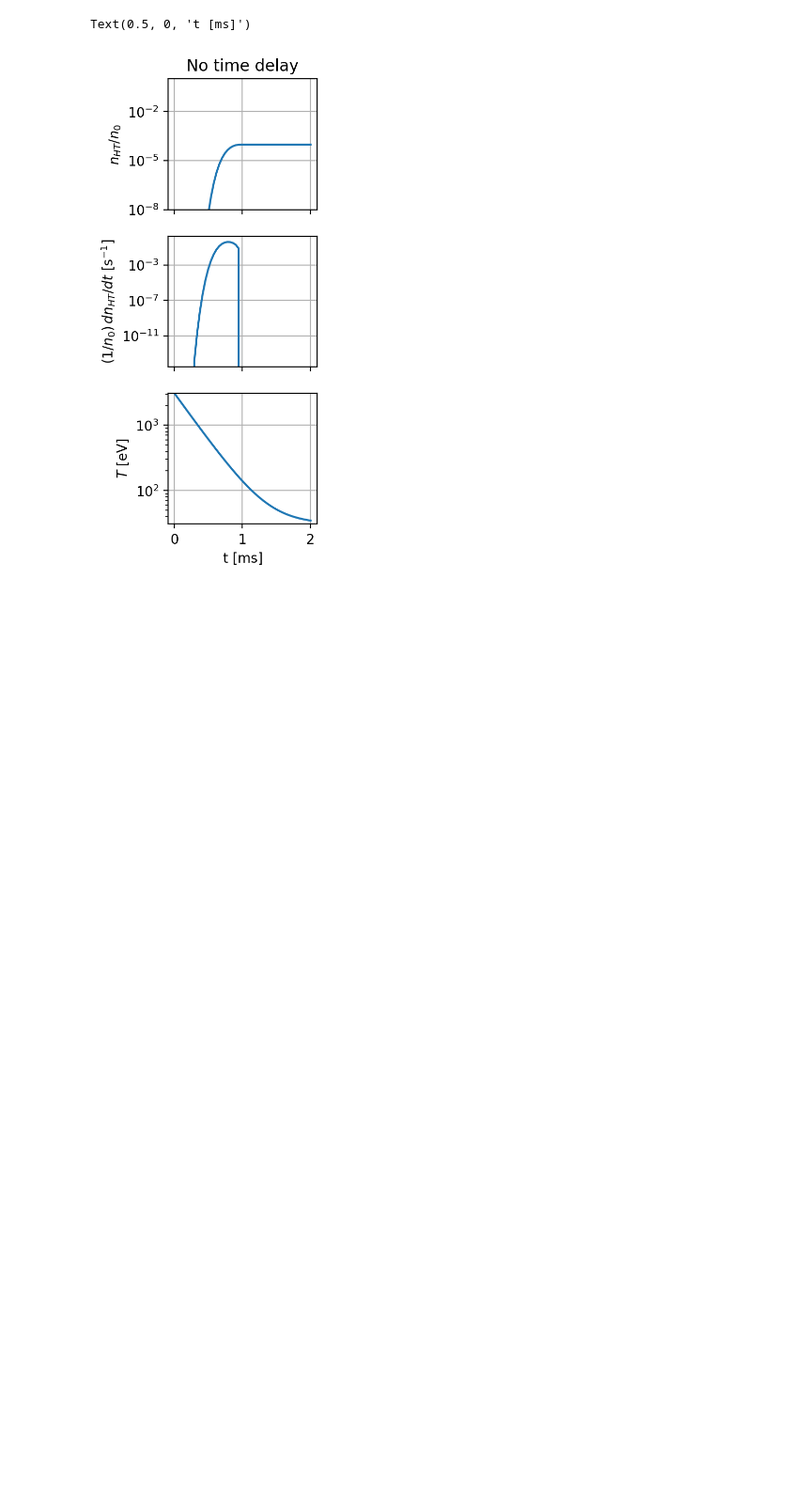
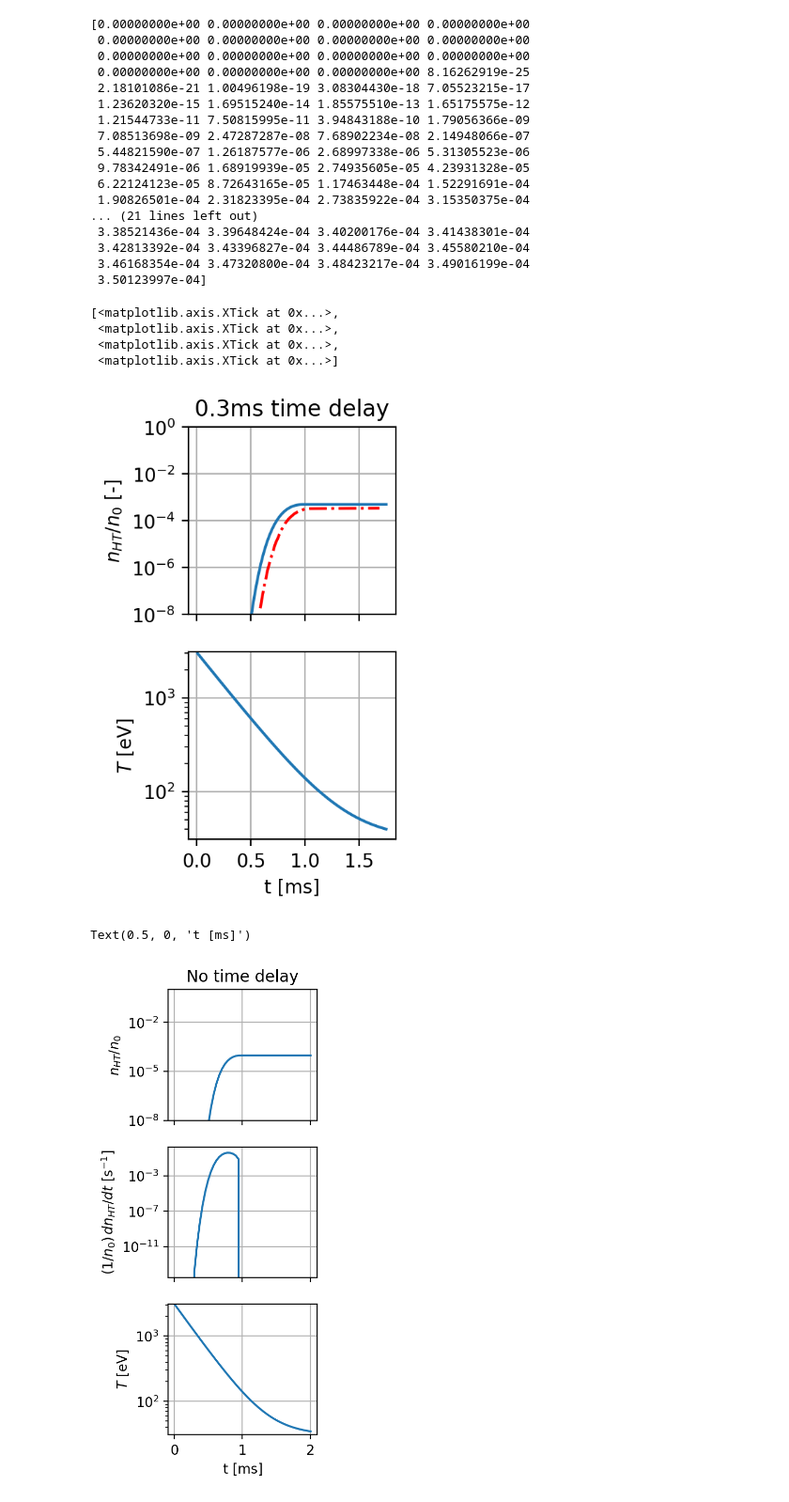
Before and after one commit to ridatta/RE_Solver, a Jupyter notebook: hot_tail_RD.ipynb, the cells around one changed output. Shown at 94% size. Drawn from its saved outputs; the diff is of its cells as text; code cells hidden in the pictures; blank space fills up the shorter version.

```diff
--- a/hot_tail_RD.ipynb
+++ b/hot_tail_RD.ipynb
@@ -270,0 +271,58 @@ Text(0.5, 0, 't [ms]')
+# %%
+# Generate Fig. 5
+"""
+The electrons in the runaway region v vc are caught by the electric field and become runaways,
+so Eq. 19 should like in Eq. 4 only be used as long as it gives a positive runaway rate dnht / dt >0.
+"""
+
+# Constants
+T0 = 3.1e3    # eV
+Tf = 0.01*T0 # eV
+t0 = 3e-4    # s
+n0 = 2.8e19 # m^-3
+#E0 = 0.0071 # V/m
+#E0 = 0.01
+E0 = RE.getDreicerField(n0,20,T0)/510
+print("E0: ", E0)
+
+t = np.linspace(1e-5,1.75e-3,100)
+nht = np.zeros_like(t)
+
+for ii in range(1,t.shape[0]):
+    T = temperature(t[ii], T0, Tf, t0) # eV
+    nht[ii] = getHT(n0,T0,E0,T,t[ii],t0)
+    if (nht[ii] < nht[ii-1]):
+        nht[ii] = nht[ii-1]
+
+
+fig, axs = plt.subplots(2,1,sharex=True,figsize=(2,4),dpi=200)
+axs[0].set_title("0.3ms time delay")
+axs[0].plot((t)*1e3,nht/n0)
+print(nht/n0)
+axs[0].set_ylabel('$n_{HT}/n_0$ [-]')
+axs[0].set_yscale('log')
+axs[0].set_ylim([1e-8,1e0])
+axs[0].grid()
+
+axs[1].plot(t*1e3,temperature(t, T0, Tf, t0))
+axs[1].set_yscale('log')
+axs[1].set_ylabel('$T$ [eV]')
+axs[1].set_ylim([Tf,T0])
+axs[1].grid()
+axs[-1].set_xlabel('t [ms]')
+
+
+
+
+
+
+data = np.genfromtxt("Default Dataset (2).csv", delimiter=",", skip_header=1)
+
+t = data[:,0]
+nht = data[:,1]
+#T = data[:,2]
+
+print(nht)
+axs[0].plot(t,nht, "r-.", label = "Fortran")
+axs[0].set_xticks([0,0.5, 1, 1.5])
+# %% [output]
@@ -271,3 +330,25 @@ Text(0.5, 0, 't [ms]')
+[0.00000000e+00 0.00000000e+00 0.00000000e+00 0.00000000e+00
+ 0.00000000e+00 0.00000000e+00 0.00000000e+00 0.00000000e+00
+ 0.00000000e+00 0.00000000e+00 0.00000000e+00 0.00000000e+00
+ 0.00000000e+00 0.00000000e+00 0.00000000e+00 8.16262919e-25
+ 2.18101086e-21 1.00496198e-19 3.08304430e-18 7.05523215e-17
+ 1.23620320e-15 1.69515240e-14 1.85575510e-13 1.65175575e-12
+ 1.21544733e-11 7.50815995e-11 3.94843188e-10 1.79056366e-09
+ 7.08513698e-09 2.47287287e-08 7.68902234e-08 2.14948066e-07
+ 5.44821590e-07 1.26187577e-06 2.68997338e-06 5.31305523e-06
+ 9.78342491e-06 1.68919939e-05 2.74935605e-05 4.23931328e-05
+ 6.22124123e-05 8.72643165e-05 1.17463448e-04 1.52291691e-04
+ 1.90826501e-04 2.31823395e-04 2.73835922e-04 3.15350375e-04
+... (21 lines left out)
+ 3.38521436e-04 3.39648424e-04 3.40200176e-04 3.41438301e-04
+ 3.42813392e-04 3.43396827e-04 3.44486789e-04 3.45580210e-04
+ 3.46168354e-04 3.47320800e-04 3.48423217e-04 3.49016199e-04
+ 3.50123997e-04]
+[<matplotlib.axis.XTick at 0x...>,
+ <matplotlib.axis.XTick at 0x...>,
+ <matplotlib.axis.XTick at 0x...>,
+ <matplotlib.axis.XTick at 0x...>]
+[figure, added]
 # %%
 def dHT_dt(n0, T0, Tf, E0, t, t0, dt=1e-6):
     """
```
Also changed, not shown: parts of 6 cells of this notebook, 20 other files.
